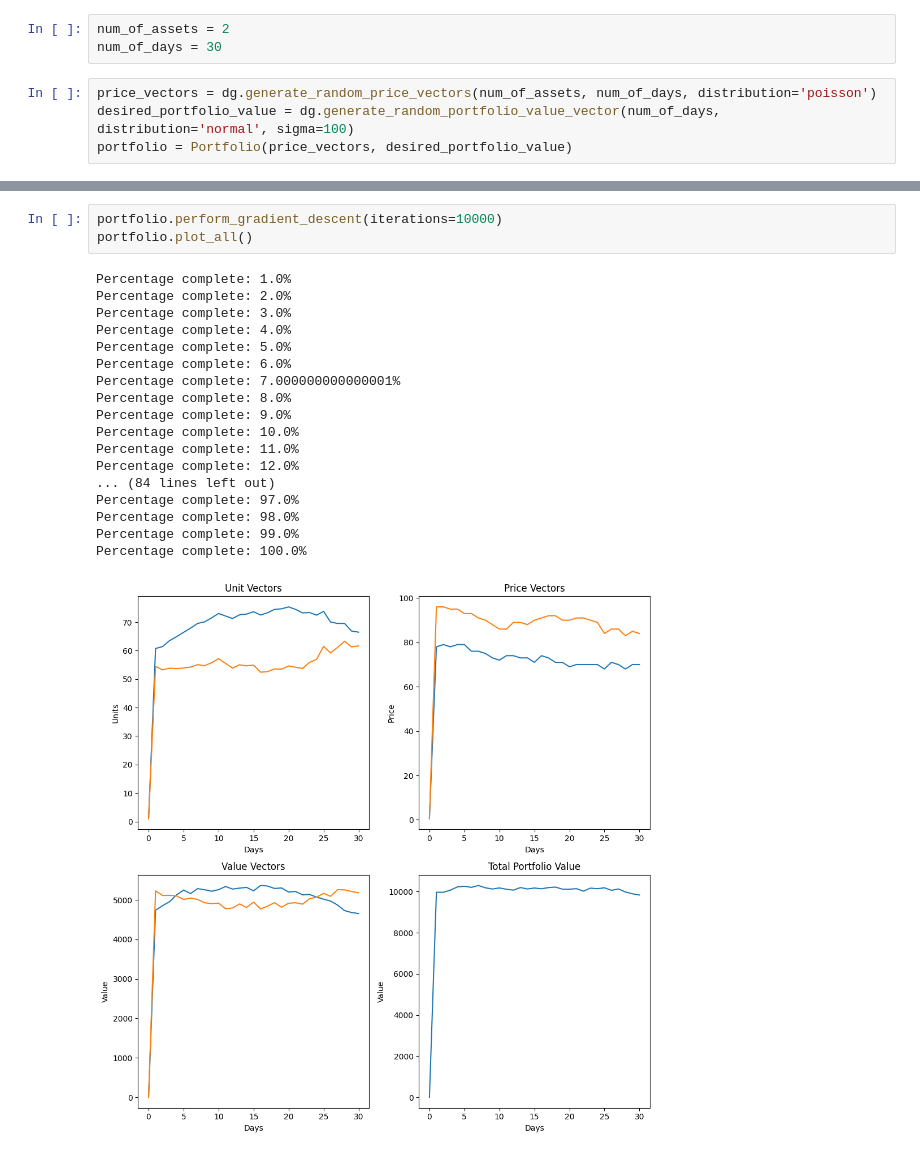
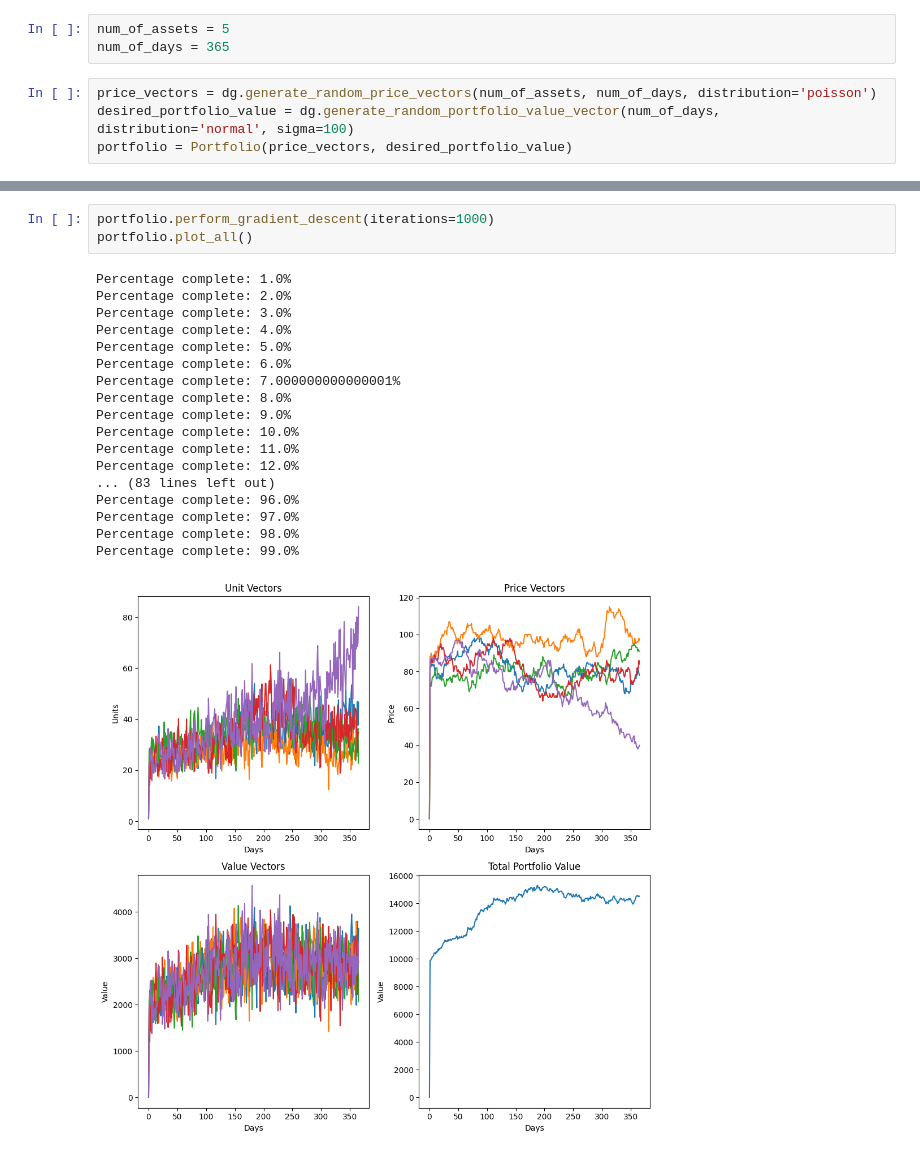
Before and after one commit to toren-wallengren/portfauxlio, a Jupyter notebook: Untitled.ipynb, the cells around one changed output, grey strips where cells are left out. Drawn from its saved outputs; the diff is of its cells as text.

```diff
--- a/Untitled.ipynb
+++ b/Untitled.ipynb
@@ -4,8 +4,8 @@ from data_generator import DataGenerator
 # %%
 dg = DataGenerator()
 # %%
-num_of_assets = 2
-num_of_days = 30
+num_of_assets = 5
+num_of_days = 365
 # %%
 price_vectors = dg.generate_random_price_vectors(num_of_assets, num_of_days, distribution='poisson')
 desired_portfolio_value = dg.generate_random_portfolio_value_vector(num_of_days, distribution='normal', sigma=100)
@@ -17,22 +17,22 @@ portfolio.plot_all()
 # %%
-portfolio.perform_gradient_descent(iterations=10000)
+portfolio.perform_gradient_descent(iterations=1000)
 portfolio.plot_all()
 # %% [output]
 Percentage complete: 1.0%
 Percentage complete: 2.0%
 Percentage complete: 3.0%
 Percentage complete: 4.0%
 Percentage complete: 5.0%
 Percentage complete: 6.0%
 Percentage complete: 7.000000000000001%
 Percentage complete: 8.0%
 Percentage complete: 9.0%
 Percentage complete: 10.0%
 Percentage complete: 11.0%
 Percentage complete: 12.0%
-... (84 lines left out)
+... (83 lines left out)
+Percentage complete: 96.0%
 Percentage complete: 97.0%
 Percentage complete: 98.0%
 Percentage complete: 99.0%
-Percentage complete: 100.0%
-[figure, old version]
+[figure, new version]
```
Also changed, not shown: parts of 1 cell of this notebook, 4 other files.
